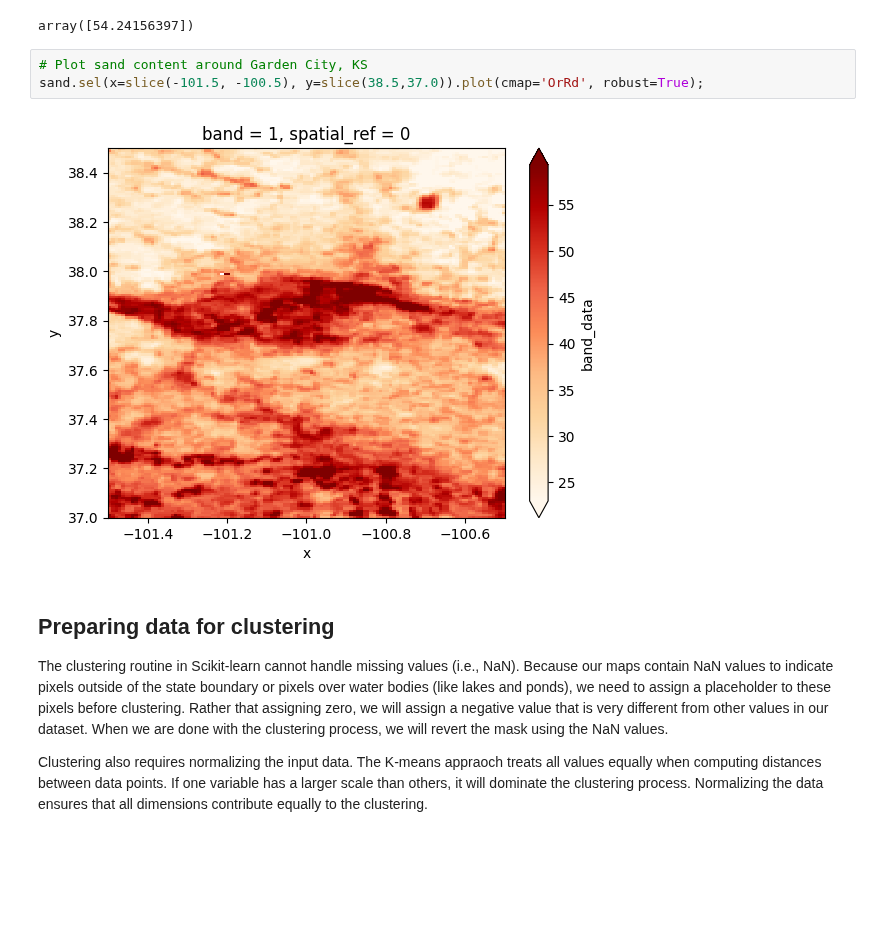
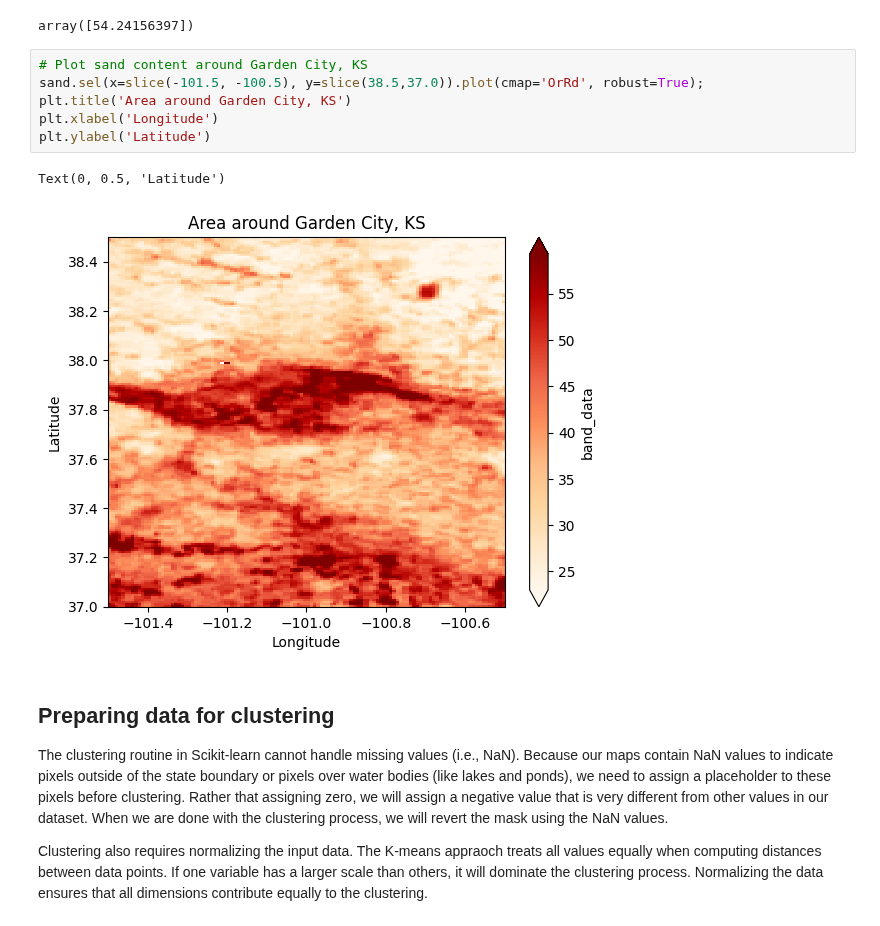
Before and after one commit to soilwater/pynotes-agriscience, a Jupyter notebook: exercises/clustering_kansas_environments.ipynb, the cells around one changed output. Drawn from its saved outputs; the diff is of its cells as text; blank space fills up the shorter version.

```diff
--- a/exercises/clustering_kansas_environments.ipynb
+++ b/exercises/clustering_kansas_environments.ipynb
@@ -69,8 +69,12 @@ array([54.24156397])
 # %%
 # Plot sand content around Garden City, KS
 sand.sel(x=slice(-101.5, -100.5), y=slice(38.5,37.0)).plot(cmap='OrRd', robust=True);
+plt.title('Area around Garden City, KS')
+plt.xlabel('Longitude')
+plt.ylabel('Latitude')
 # %% [output]
+Text(0, 0.5, 'Latitude')
-[figure, old version]
+[figure, new version]
 # %% [markdown]
 ## Preparing data for clustering
 
```
Also changed, not shown: parts of 12 cells of this notebook, 7 other files.
